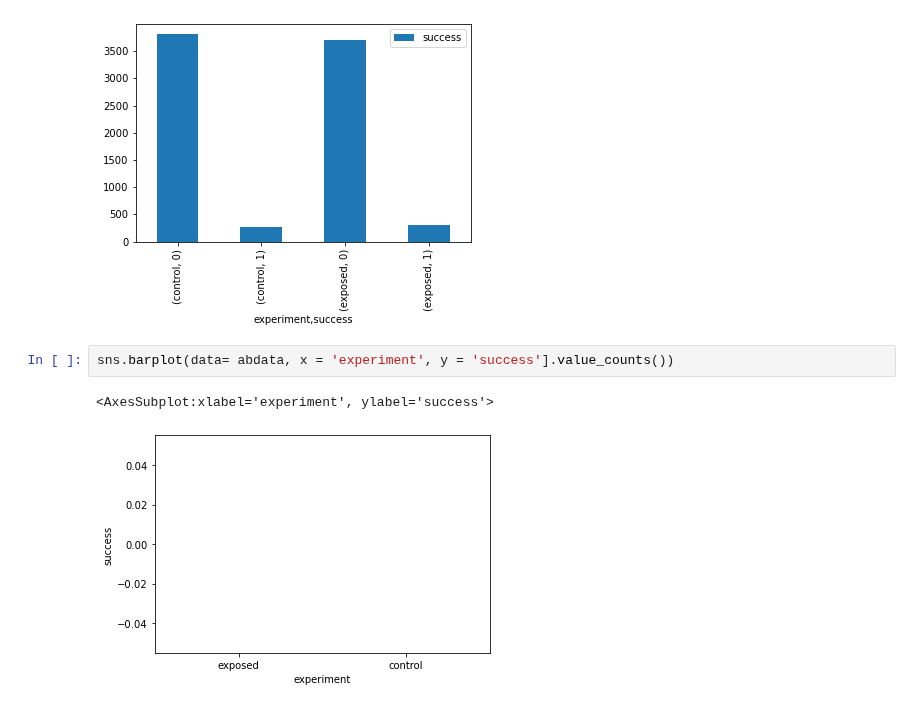
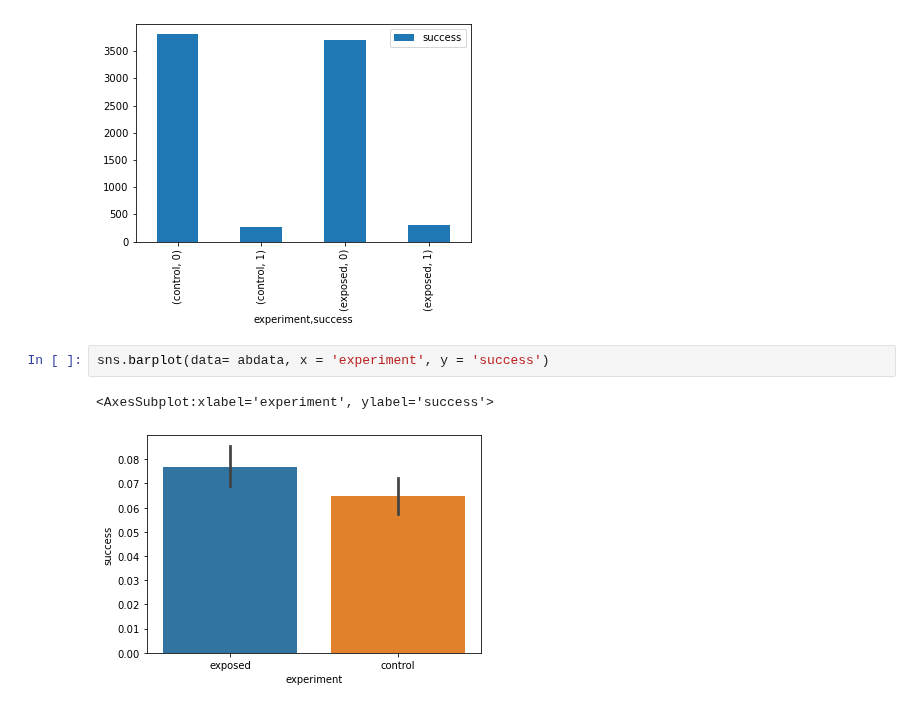
Before and after one commit to kenneykwan/Springboard, a Jupyter notebook: Capstone 3 - AB Testing/Notebook/Capstone 3 EDA.ipynb, the cells around one changed output. Cells and saved outputs as stored; diff of their text form.

```diff
--- a/Capstone 3 - AB Testing/Notebook/Capstone 3 EDA.ipynb
+++ b/Capstone 3 - AB Testing/Notebook/Capstone 3 EDA.ipynb
@@ -196,7 +196,7 @@ success_data.plot(kind = 'bar')
 <AxesSubplot:xlabel='experiment,success'>
 [figure]
 # %%
-sns.barplot(data= abdata, x = 'experiment', y = 'success'].value_counts())
+sns.barplot(data= abdata, x = 'experiment', y = 'success')
 # %% [output]
 <AxesSubplot:xlabel='experiment', ylabel='success'>
-[figure, old version]
+[figure, new version]
```
